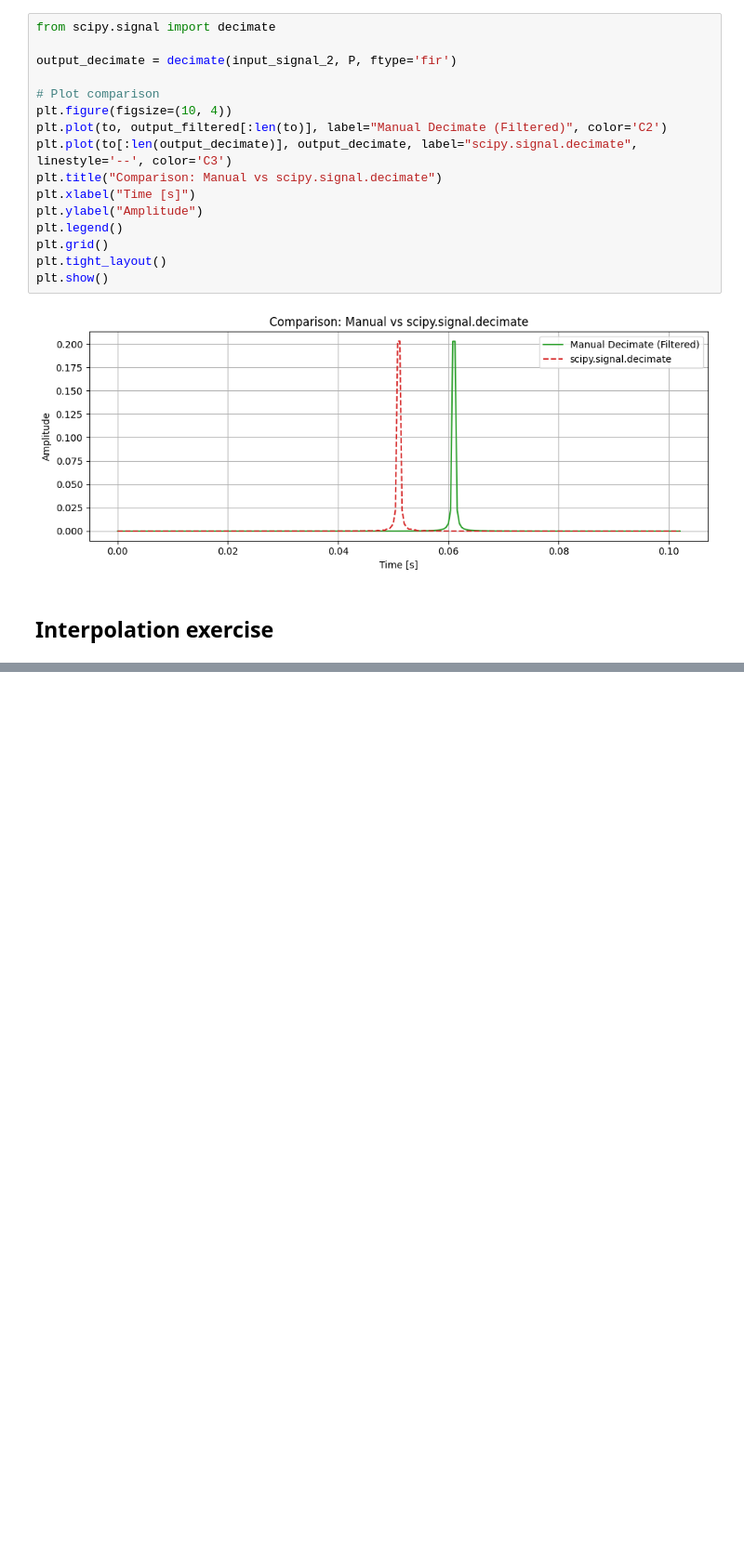
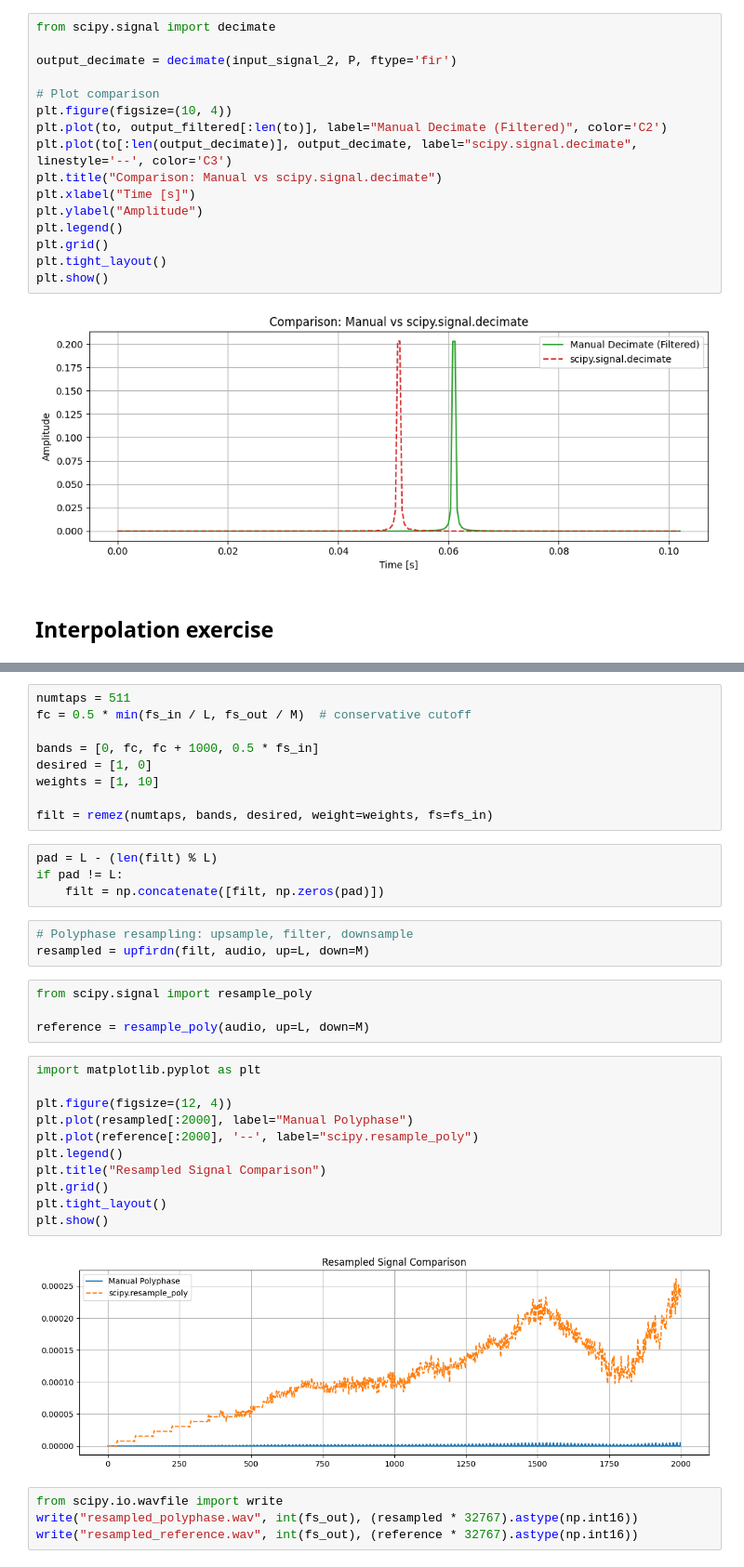
Before and after one commit to FokaKefir/dsp_labs, a Jupyter notebook: lab10/lab10.ipynb, the cells around one changed output, grey strips where cells are left out. Shown at 93% size. Drawn from its saved outputs; the diff is of its cells as text; blank space fills up the shorter version.

```diff
--- a/lab10/lab10.ipynb
+++ b/lab10/lab10.ipynb
@@ -125,0 +244,37 @@ w, H2 = sg.freqz(output_signal, 1, worN=Nf, whole=True)
+# %%
+numtaps = 511
+fc = 0.5 * min(fs_in / L, fs_out / M)  # conservative cutoff
+
+bands = [0, fc, fc + 1000, 0.5 * fs_in]
+desired = [1, 0]
+weights = [1, 10]
+
+filt = remez(numtaps, bands, desired, weight=weights, fs=fs_in)
+# %%
+pad = L - (len(filt) % L)
+if pad != L:
+    filt = np.concatenate([filt, np.zeros(pad)])
+# %%
+# Polyphase resampling: upsample, filter, downsample
+resampled = upfirdn(filt, audio, up=L, down=M)
+# %%
+from scipy.signal import resample_poly
+
+reference = resample_poly(audio, up=L, down=M)
+# %%
+import matplotlib.pyplot as plt
+
+plt.figure(figsize=(12, 4))
+plt.plot(resampled[:2000], label="Manual Polyphase")
+plt.plot(reference[:2000], '--', label="scipy.resample_poly")
+plt.legend()
+plt.title("Resampled Signal Comparison")
+plt.grid()
+plt.tight_layout()
+plt.show()
+# %% [output]
+[figure, added]
+# %%
+from scipy.io.wavfile import write
+write("resampled_polyphase.wav", int(fs_out), (resampled * 32767).astype(np.int16))
+write("resampled_reference.wav", int(fs_out), (reference * 32767).astype(np.int16))
```
Also changed, not shown: parts of 8 cells of this notebook, 3 other files.
